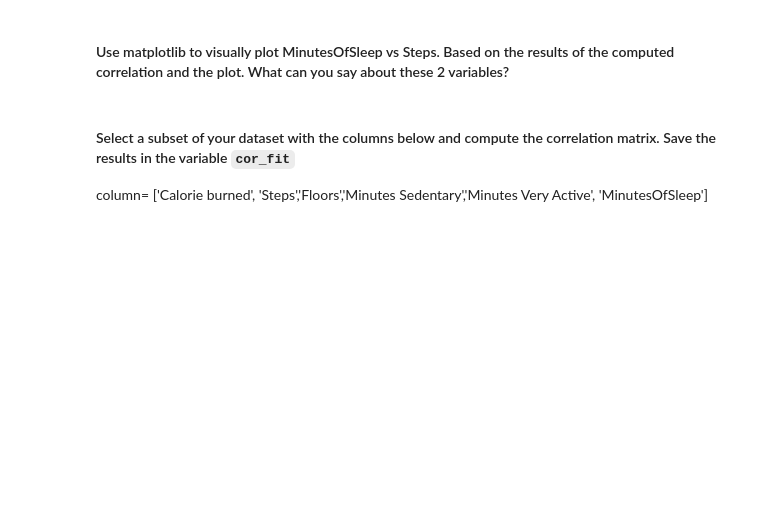
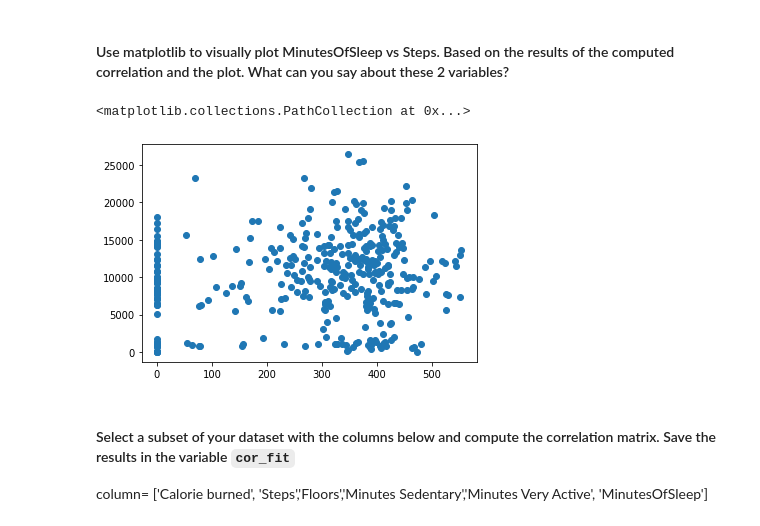
Before and after one commit to JavierLuna/data-labs, a Jupyter notebook: module-2/lab-pivot-table-and-correlation/your_code/main.ipynb, the cells around one changed output. Drawn from its saved outputs; the diff is of its cells as text; code cells hidden in the pictures; blank space fills up the shorter version.

```diff
--- a/module-2/lab-pivot-table-and-correlation/your_code/main.ipynb
+++ b/module-2/lab-pivot-table-and-correlation/your_code/main.ipynb
@@ -111,3 +245,10 @@ v
+# %%
+# your answer here
+plt.scatter(x = fitbit["MinutesOfSleep"], y = fitbit["Steps"])
+#Como en el caso anterior, hay mucha dispersión, no hay correlación entre ambos valores.
+# %% [output]
+<matplotlib.collections.PathCollection at 0x...>
+[figure, added]
 # %% [markdown]
 #### Select a subset of your dataset with the columns below and compute the correlation matrix. Save the results in the variable `cor_fit`
 column= ['Calorie burned', 'Steps','Floors','Minutes Sedentary','Minutes Very Active', 'MinutesOfSleep']
```
Also changed, not shown: parts of 49 cells of this notebook.
